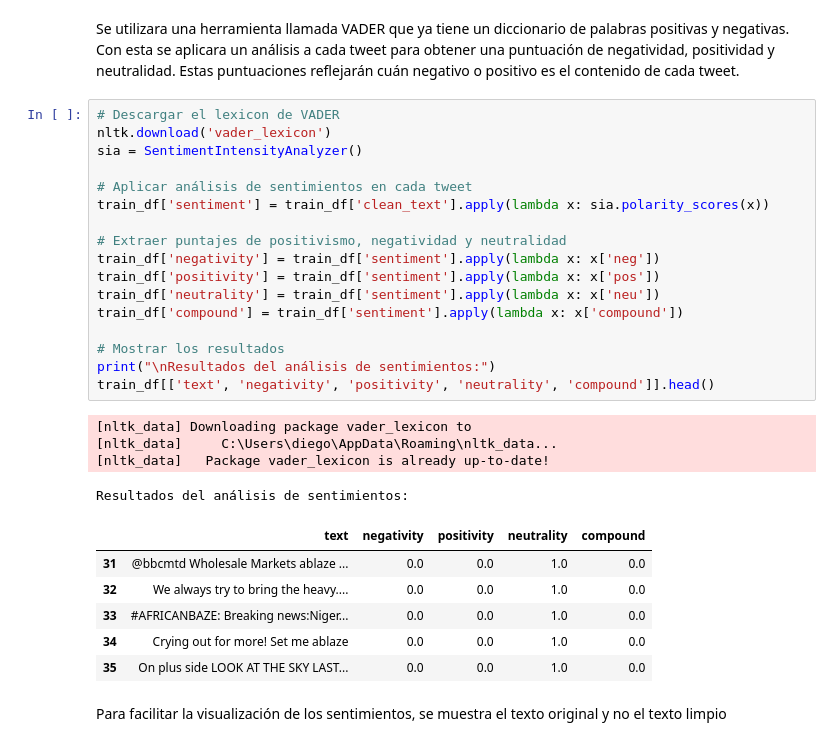
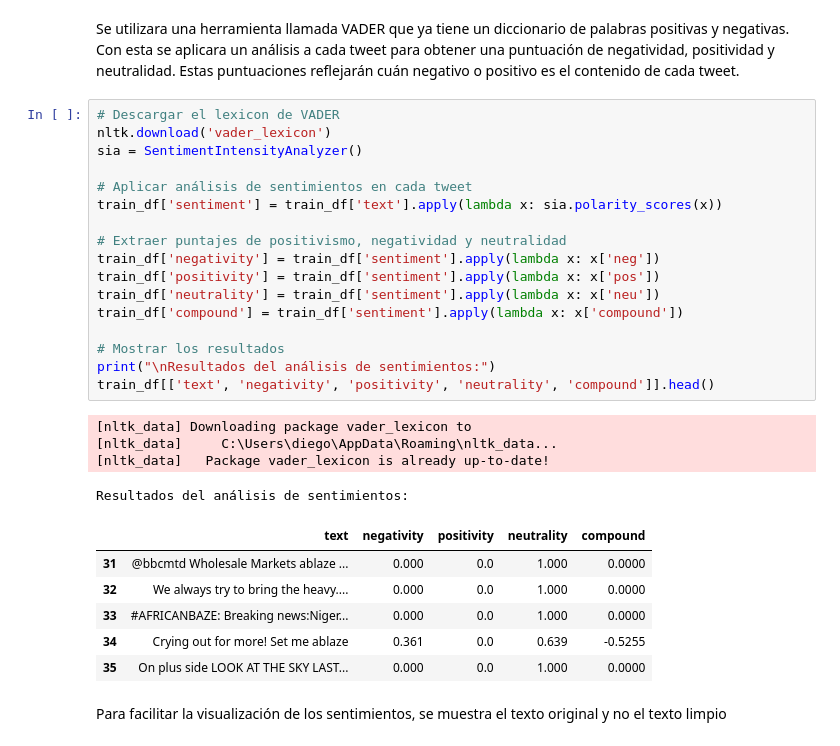
Before and after one commit to LeivaDiego/Lab6-DataScience, a Jupyter notebook: Lab6-ejercicio1.ipynb, the cells around one changed output. Drawn from its saved outputs; the diff is of its cells as text.

```diff
--- a/Lab6-ejercicio1.ipynb
+++ b/Lab6-ejercicio1.ipynb
@@ -580,31 +580,31 @@ Se utilizara una herramienta llamada VADER que ya tiene un diccionario de palabr
 # %%
 # Descargar el lexicon de VADER
 nltk.download('vader_lexicon')
 sia = SentimentIntensityAnalyzer()
 
 # Aplicar análisis de sentimientos en cada tweet
-train_df['sentiment'] = train_df['clean_text'].apply(lambda x: sia.polarity_scores(x))
+train_df['sentiment'] = train_df['text'].apply(lambda x: sia.polarity_scores(x))
 
 # Extraer puntajes de positivismo, negatividad y neutralidad
 train_df['negativity'] = train_df['sentiment'].apply(lambda x: x['neg'])
 train_df['positivity'] = train_df['sentiment'].apply(lambda x: x['pos'])
 train_df['neutrality'] = train_df['sentiment'].apply(lambda x: x['neu'])
 train_df['compound'] = train_df['sentiment'].apply(lambda x: x['compound'])
 
 # Mostrar los resultados
 print("\nResultados del análisis de sentimientos:")
 train_df[['text', 'negativity', 'positivity', 'neutrality', 'compound']].head()
 # %% [output]
 [nltk_data] Downloading package vader_lexicon to
 [nltk_data]     C:\Users\diego\AppData\Roaming\nltk_data...
 [nltk_data]   Package vader_lexicon is already up-to-date!
 Resultados del análisis de sentimientos:
 |  | text | negativity | positivity | neutrality | compound |
-| 31 | @bbcmtd Wholesale Markets ablaze ... | 0.0 | 0.0 | 1.0 | 0.0 |
-| 32 | We always try to bring the heavy.... | 0.0 | 0.0 | 1.0 | 0.0 |
-| 33 | #AFRICANBAZE: Breaking news:Niger... | 0.0 | 0.0 | 1.0 | 0.0 |
-| 34 | Crying out for more! Set me ablaze | 0.0 | 0.0 | 1.0 | 0.0 |
-| 35 | On plus side LOOK AT THE SKY LAST... | 0.0 | 0.0 | 1.0 | 0.0 |
+| 31 | @bbcmtd Wholesale Markets ablaze ... | 0.000 | 0.0 | 1.000 | 0.0000 |
+| 32 | We always try to bring the heavy.... | 0.000 | 0.0 | 1.000 | 0.0000 |
+| 33 | #AFRICANBAZE: Breaking news:Niger... | 0.000 | 0.0 | 1.000 | 0.0000 |
+| 34 | Crying out for more! Set me ablaze | 0.361 | 0.0 | 0.639 | -0.5255 |
+| 35 | On plus side LOOK AT THE SKY LAST... | 0.000 | 0.0 | 1.000 | 0.0000 |
 # %% [markdown]
 Para facilitar la visualización de los sentimientos, se muestra el texto original y no el texto limpio
 # %% [markdown]
```
Also changed, not shown: parts of 7 cells of this notebook.
